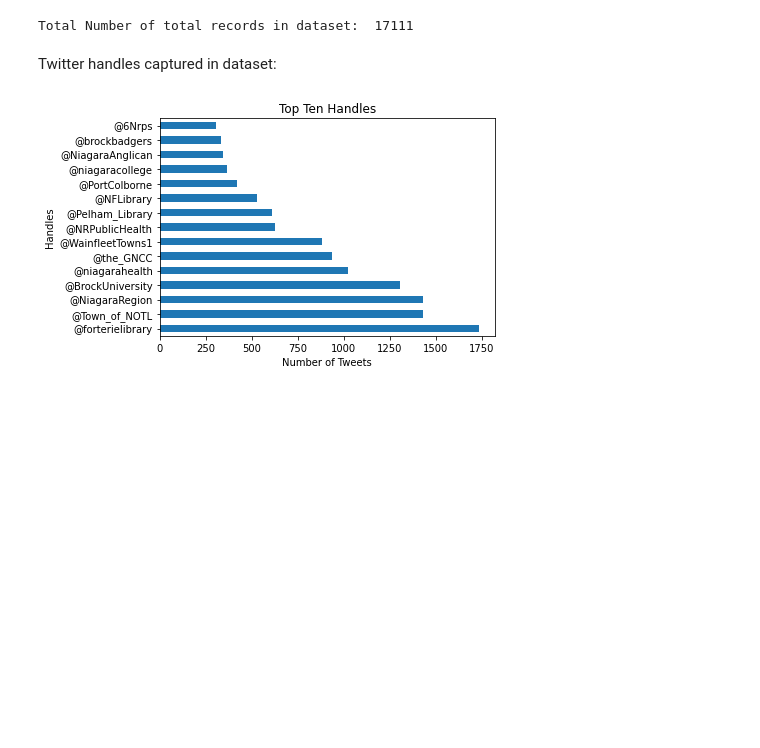
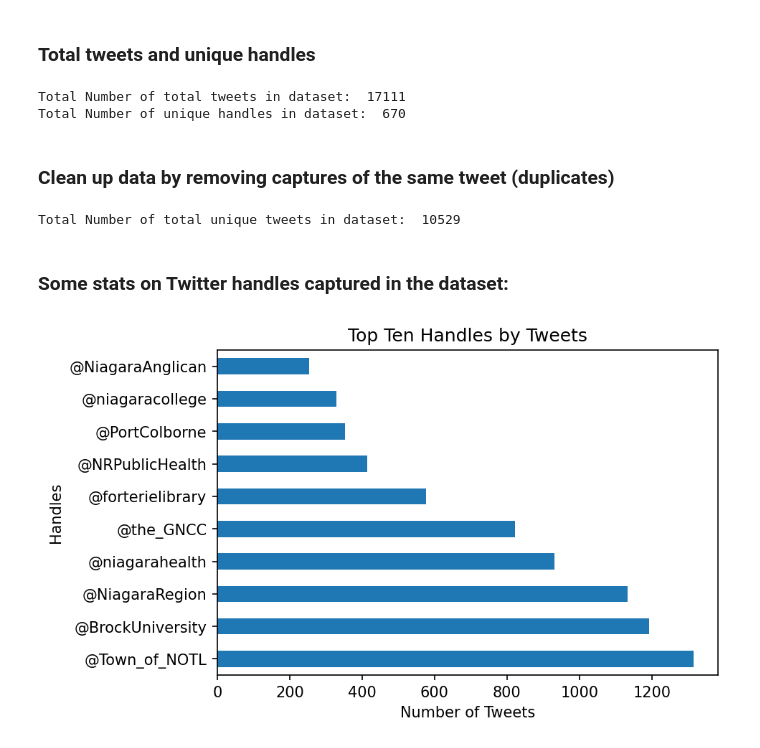
Before and after one commit to BrockDSL/ARCH_Data_Explore, a Jupyter notebook: Twitter_Data_Explore_and_Export.ipynb, the cells around one changed output. Saved outputs shown, nothing was run; the diff lists cells and outputs as text; code cells hidden in the pictures; blank space fills up the shorter version.

```diff
--- a/Twitter_Data_Explore_and_Export.ipynb
+++ b/Twitter_Data_Explore_and_Export.ipynb
@@ -14,17 +45,30 @@ archive_data.sample(1)
+# %% [markdown]
+### Total tweets and unique handles
 # %%
 print("Total Number of total tweets in dataset: ",len(archive_data))
+print("Total Number of unique handles in dataset: ", len(archive_data.groupby('handle')))
 # %% [output]
-Total Number of total records in dataset:  17111
+Total Number of total tweets in dataset:  17111
+Total Number of unique handles in dataset:  670
+# %% [markdown]
+### Clean up data by removing captures of the same tweet (duplicates)
+# %%
+#Remove duplicate tweets
+archive_data = archive_data.drop_duplicates(subset=['handle','text'],keep='last')
+print("Total Number of total unique tweets in dataset: ",len(archive_data))
+# %% [output]
+Total Number of total unique tweets in dataset:  10529
 # %% [markdown]
-Twitter handles captured in dataset:
+### Some stats on Twitter handles captured in the dataset:
 # %%
-ax = archive_data.groupby("handle")["url"].count().sort_values(ascending=False)[:15].plot(kind='barh')
-ax.set_title("Top Ten Handles")
+ax = archive_data.groupby("handle")["url"].count().sort_values(ascending=False)[:10].plot(kind='barh')
+ax.set_title("Top Ten Handles by Tweets")
 ax.set_ylabel("Handles")
 ax.set_xlabel("Number of Tweets")
+plt.rcParams['figure.dpi'] = 150
 plt.show()
 # %% [output]
-[figure, old version]
+[figure, new version]
 # %%
 res = archive_data.groupby("handle")["url"].count()
 u10 = res[res<10]
```
Also changed, not shown: parts of 27 cells of this notebook.
